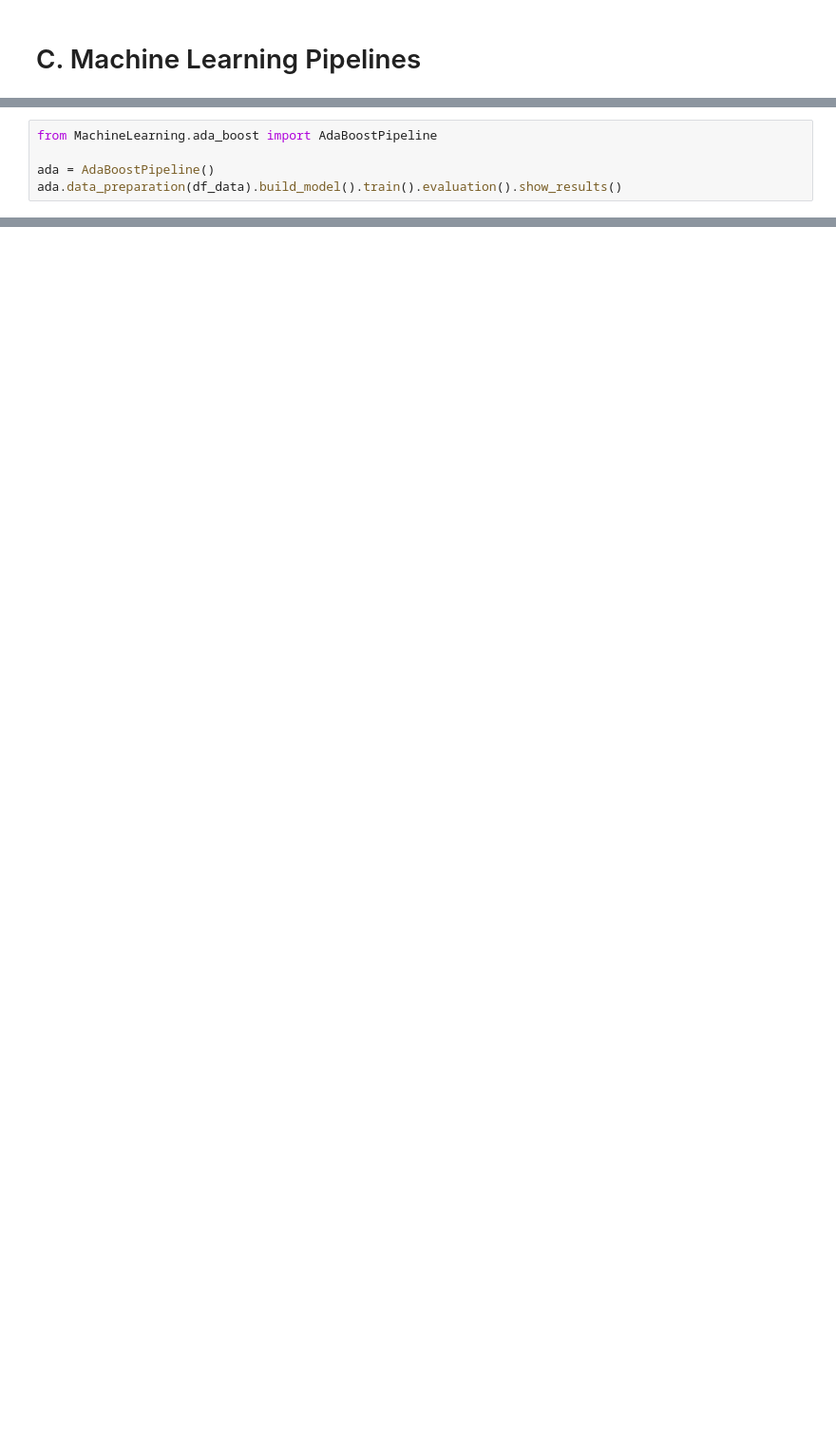
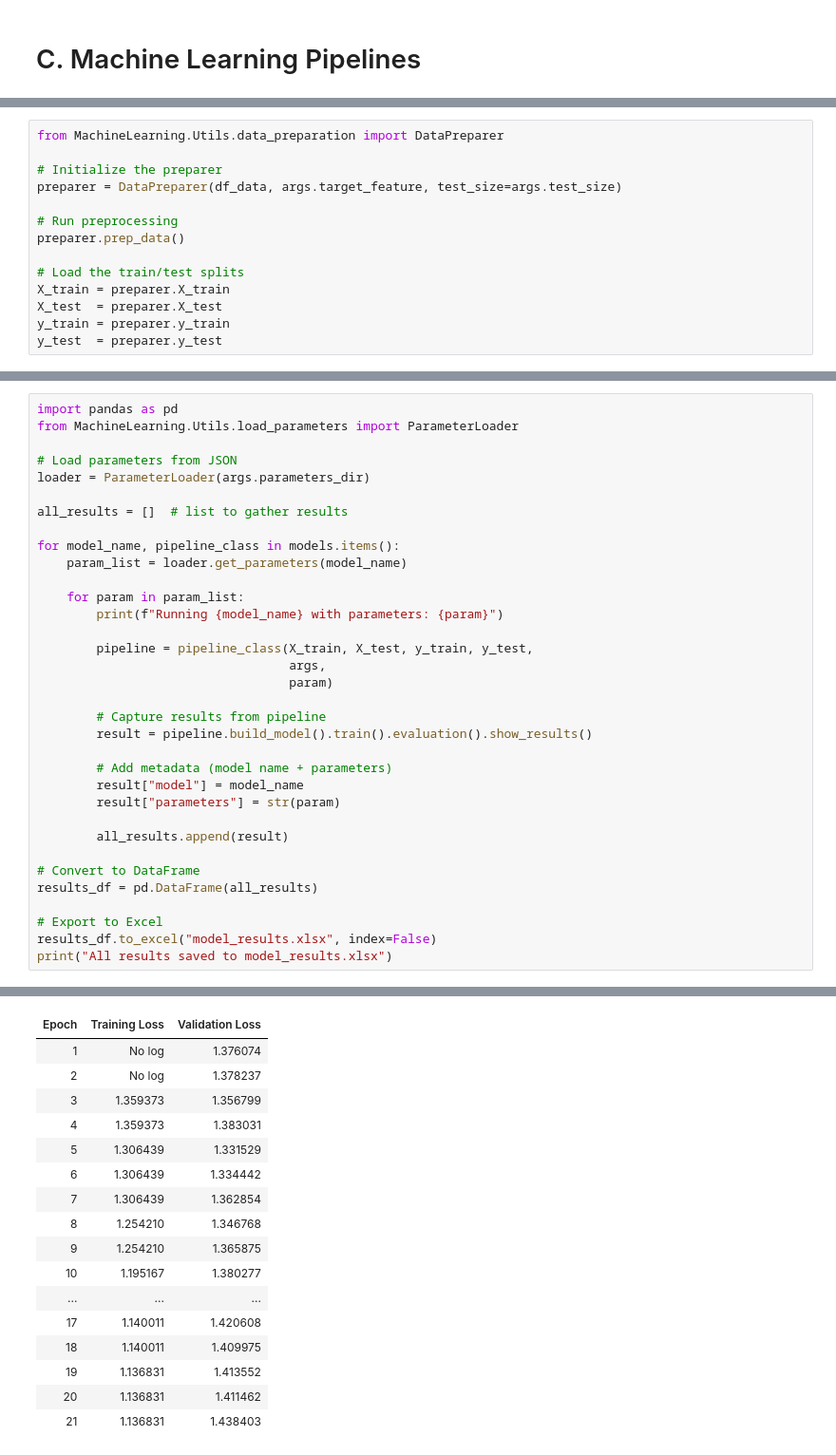
Before and after one commit to anneryeo/THESIS-Utilizing-ML-to-Solve-the-IPPP, a Jupyter notebook: Machine Learning.ipynb, the cells around one changed output, grey strips where cells are left out. Shown at 95% size. Drawn from its saved outputs; the diff is of its cells as text; blank space fills up the shorter version.

```diff
--- a/Machine Learning.ipynb
+++ b/Machine Learning.ipynb
@@ -148,0 +175,14 @@ Index(['school_year', 'student_id_pseudonimized', 'category_name',
+# %%
+from MachineLearning.Utils.data_preparation import DataPreparer
+
+# Initialize the preparer
+preparer = DataPreparer(df_data, args.target_feature, test_size=args.test_size)
+
+# Run preprocessing
+preparer.prep_data()
+
+# Load the train/test splits
+X_train = preparer.X_train
+X_test  = preparer.X_test
+y_train = preparer.y_train
+y_test  = preparer.y_test
@@ -149,5 +215,35 @@ Index(['school_year', 'student_id_pseudonimized', 'category_name',
 # %%
-from MachineLearning.ada_boost import AdaBoostPipeline
+import pandas as pd
+from MachineLearning.Utils.load_parameters import ParameterLoader
 
-ada = AdaBoostPipeline()
-ada.data_preparation(df_data).build_model().train().evaluation().show_results()
+# Load parameters from JSON
+loader = ParameterLoader(args.parameters_dir)
+
+all_results = []  # list to gather results
+
+for model_name, pipeline_class in models.items():
+    param_list = loader.get_parameters(model_name)
+
+    for param in param_list:
+        print(f"Running {model_name} with parameters: {param}")
+
+        pipeline = pipeline_class(X_train, X_test, y_train, y_test,
+                                  args,
+                                  param)
+
+        # Capture results from pipeline
+        result = pipeline.build_model().train().evaluation().show_results()
+
+        # Add metadata (model name + parameters)
+        result["model"] = model_name
+        result["parameters"] = str(param)
+
+        all_results.append(result)
+
+# Convert to DataFrame
+results_df = pd.DataFrame(all_results)
+
+# Export to Excel
+results_df.to_excel("model_results.xlsx", index=False)
+print("All results saved to model_results.xlsx")
+# %% [output]
@@ -153,0 +321,17 @@ ada.data_preparation(df_data).build_model().train().evaluation().show_results()
+| Epoch | Training Loss | Validation Loss |
+| 1 | No log | 1.376074 |
+| 2 | No log | 1.378237 |
+| 3 | 1.359373 | 1.356799 |
+| 4 | 1.359373 | 1.383031 |
+| 5 | 1.306439 | 1.331529 |
+| 6 | 1.306439 | 1.334442 |
+| 7 | 1.306439 | 1.362854 |
+| 8 | 1.254210 | 1.346768 |
+| 9 | 1.254210 | 1.365875 |
+| 10 | 1.195167 | 1.380277 |
+| ... | ... | ... |
+| 17 | 1.140011 | 1.420608 |
+| 18 | 1.140011 | 1.409975 |
+| 19 | 1.136831 | 1.413552 |
+| 20 | 1.136831 | 1.411462 |
+| 21 | 1.136831 | 1.438403 |
```
Also changed, not shown: parts of 13 cells of this notebook.
